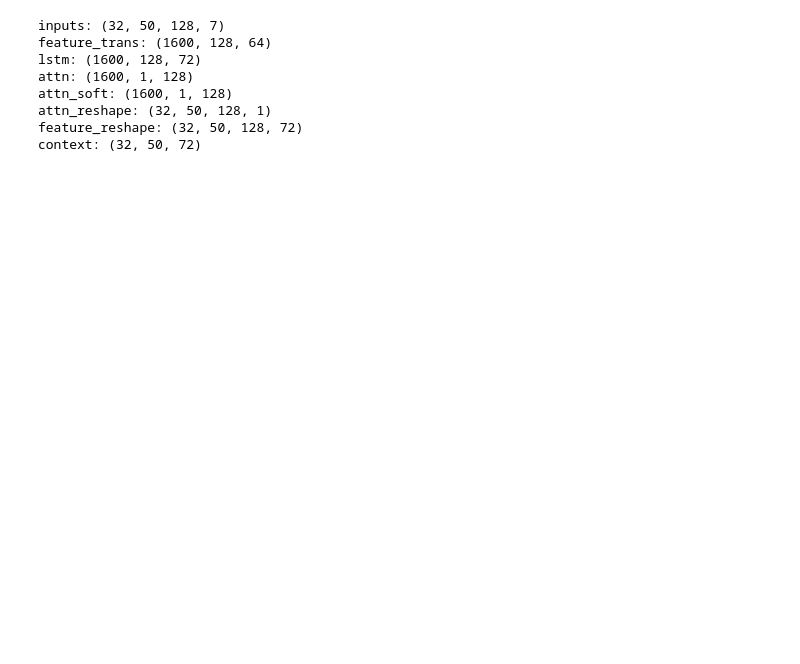
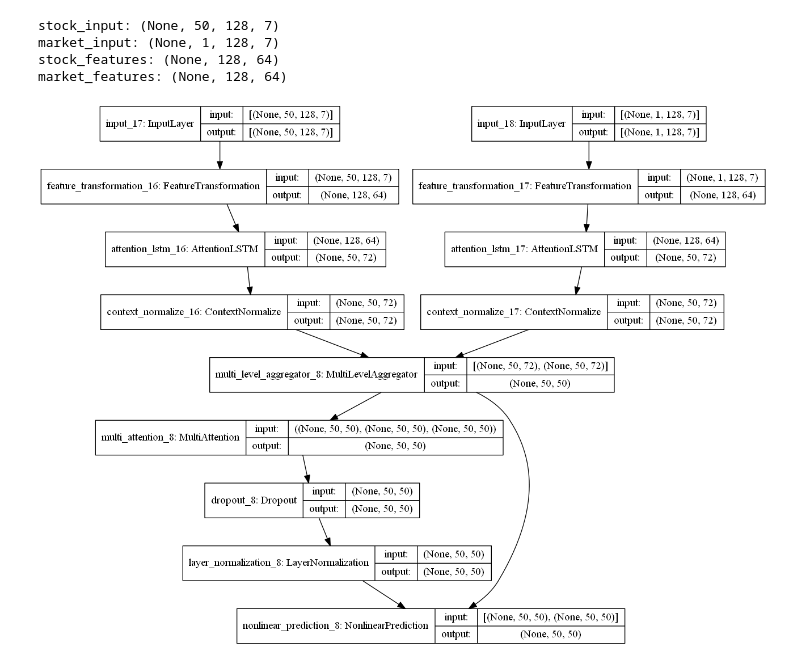
Before and after one commit to Stock-Recommandation-System-based-on-AI/modeling, a Jupyter notebook: bluesunb/models/stock_keras_DTML.ipynb, the cells around one changed output. Cells and saved outputs as stored; diff of their text form; code cells hidden in the pictures; blank space fills up the shorter version.

Commit message:
bluesunb/added keras-DTML model

```diff
--- a/bluesunb/models/stock_keras_DTML.ipynb
+++ b/bluesunb/models/stock_keras_DTML.ipynb
@@ -55,12 +181,41 @@ class ContextNormalize(Layer):
-# %%
-x = np.random.rand(32,50,128,7)
-attn = AttentionLSTM(72,64)(x)
-# %% [output]
-inputs: (32, 50, 128, 7)
-feature_trans: (1600, 128, 64)
-lstm: (1600, 128, 72)
-attn: (1600, 1, 128)
-attn_soft: (1600, 1, 128)
-attn_reshape: (32, 50, 128, 1)
-feature_reshape: (32, 50, 128, 72)
-context: (32, 50, 72)
+# %%
+def create_model():
+    feature_trans_stock = FeatureTransformation(ft_dim)
+    feature_trans_market = FeatureTransformation(ft_dim)
+    attn_lstm_stock = AttentionLSTM(units)
+    attn_lstm_market = AttentionLSTM(units)
+    context_norm_stock = ContextNormalize()
+    context_norm_market = ContextNormalize()
+    multi_lvl_aggregator = MultiLevelAggregator(beta)
+    data_axis_attention = MultiAttention(n_heads)
+    dropout = Dropout(0.15)
+    layer_norm = LayerNormalization(epsilon=1e-6)
+    nonlinear_pred = NonlinearPrediction()
+
+    stock_inputs = Input(shape=(num_stocks, seq_len, num_features))
+    market_inputs = Input(shape=(1, seq_len, num_market_features))
+
+    stock_features = feature_trans_stock(stock_inputs)
+    market_features = feature_trans_market(market_inputs)
+    stock_attn = context_norm_stock(attn_lstm_stock(stock_features))
+    market_attn = context_norm_market(attn_lstm_market(market_features))
+
+    context = multi_lvl_aggregator([stock_attn, market_attn])
+
+    attn_weight = data_axis_attention((context, context, context))
+    attn_weight = dropout(attn_weight)
+    attn_weight = layer_norm(attn_weight)
+    output = nonlinear_pred([context, attn_weight])
+
+    model = Model(inputs=[stock_inputs, market_inputs], outputs=output)
+    return model
+# %%
+from tensorflow.python.keras.utils.vis_utils import plot_model
+model = create_model()
+plot_model(model, show_shapes=True, show_layer_names=True)
+# %% [output]
+stock_input: (None, 50, 128, 7)
+market_input: (None, 1, 128, 7)
+stock_features: (None, 128, 64)
+market_features: (None, 128, 64)
+[figure, added]
```
Also changed, not shown: parts of 2 cells of this notebook, 2 other files.
